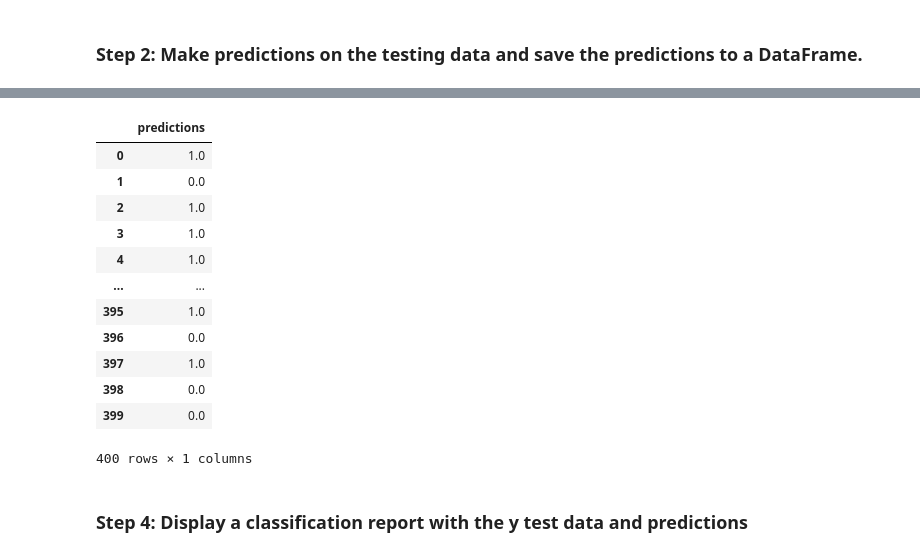
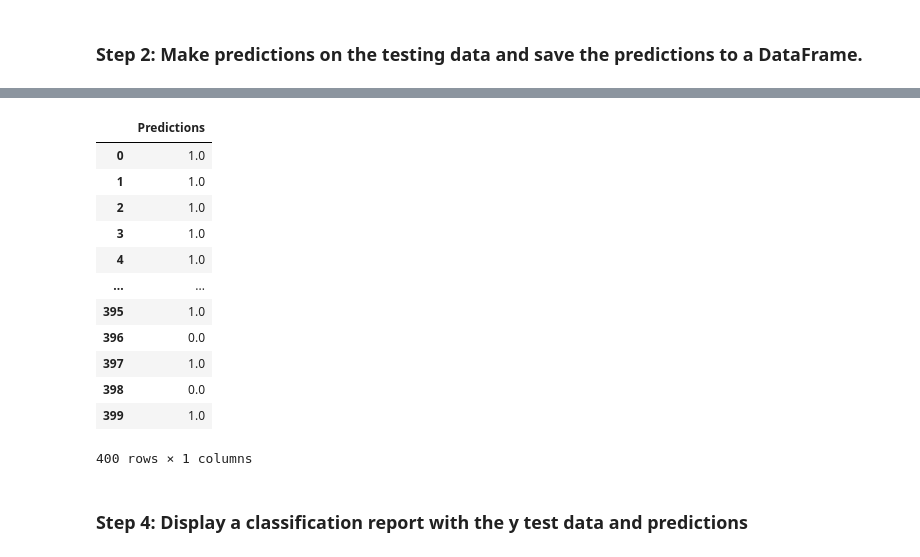
Before and after one commit to RoboAce8/neural-network-challenge-1, a Jupyter notebook: student_loans_with_deep_learning.ipynb, the cells around one changed output, grey strips where cells are left out. Drawn from its saved outputs; the diff is of its cells as text; code cells hidden in the pictures.

```diff
--- a/student_loans_with_deep_learning.ipynb
+++ b/student_loans_with_deep_learning.ipynb
@@ -212,7 +212,8 @@ reloaded_nn_model = tf.keras.models.load_model(reloaded_model_file_path)
 ### Step 2: Make predictions on the testing data and save the predictions to a DataFrame.
 # %%
 # Make predictions with the test data
-
+predictions = nn_model.predict(X_test_scaled,verbose=2)
 
 # Display a sample of the predictions
+predictions[:5]
 # %% [output]
@@ -225,9 +226,11 @@ array([[0.63573396],
 # %%
 # Save the predictions to a DataFrame and round the predictions to binary results
+pred_df = round(pd.DataFrame({"Predictions": predictions.flatten()}))
+pred_df
 # %% [output]
-|  | predictions |
+|  | Predictions |
 | 0 | 1.0 |
-| 1 | 0.0 |
+| 1 | 1.0 |
 | 2 | 1.0 |
 | 3 | 1.0 |
 | 4 | 1.0 |
@@ -236,7 +239,7 @@ array([[0.63573396],
 | 396 | 0.0 |
 | 397 | 1.0 |
 | 398 | 0.0 |
-| 399 | 0.0 |
+| 399 | 1.0 |
 400 rows × 1 columns
 # %% [markdown]
 ### Step 4: Display a classification report with the y test data and predictions
```
Also changed, not shown: parts of 2 cells of this notebook.
